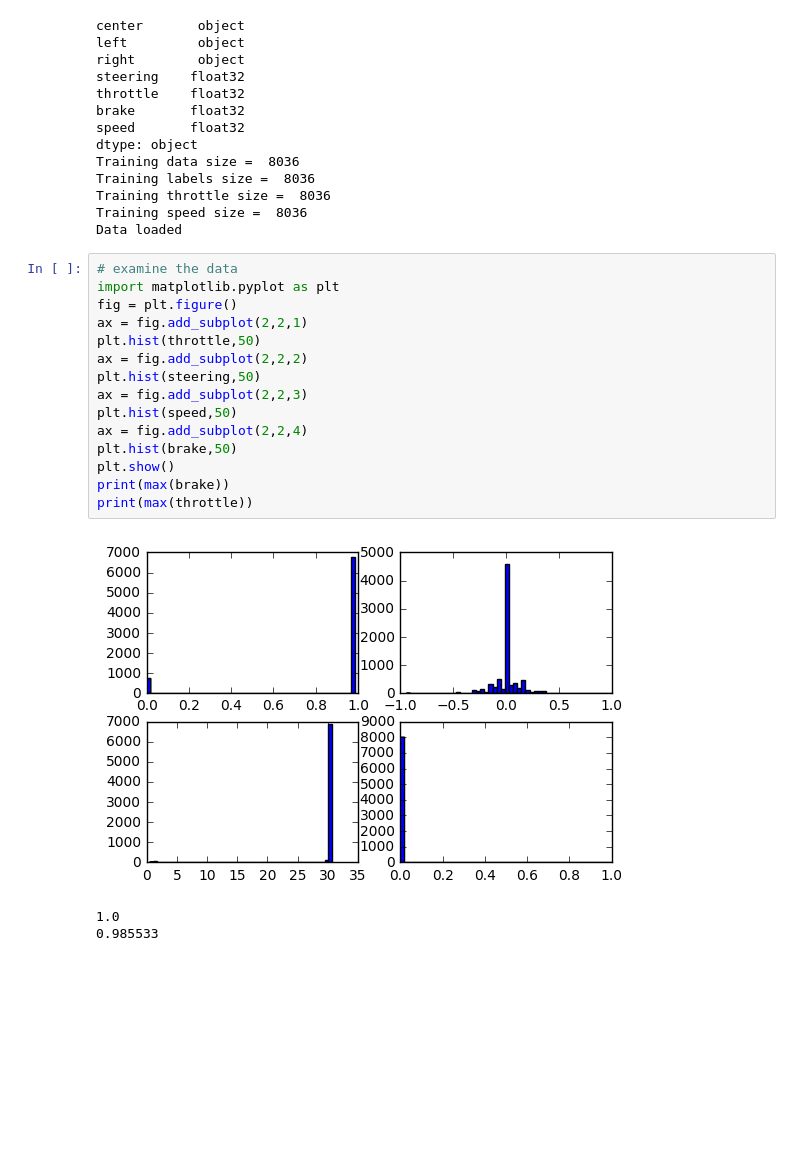
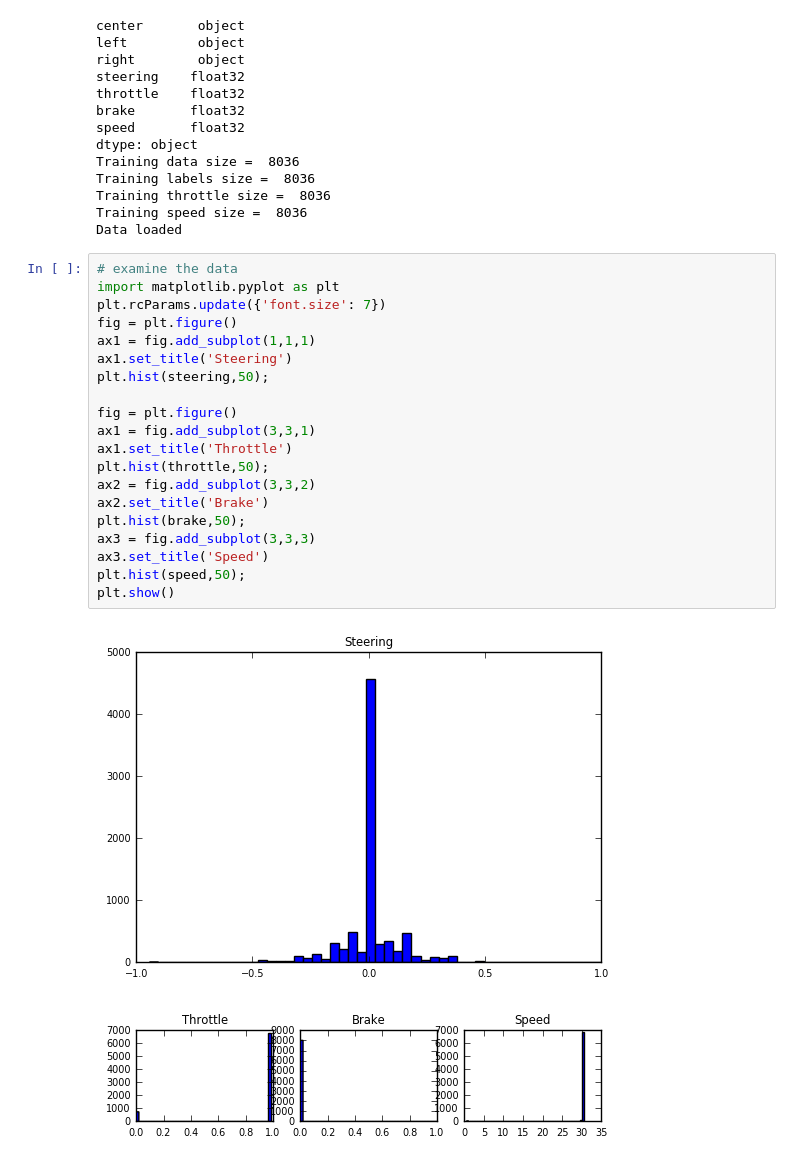
Before and after one commit to ganwy2016/Behaviour_Cloning, a Jupyter notebook: pre_proc_images.ipynb, the cells around one changed output. Drawn from its saved outputs; the diff is of its cells as text; blank space fills up the shorter version.

```diff
--- a/pre_proc_images.ipynb
+++ b/pre_proc_images.ipynb
@@ -54,19 +61,23 @@ Data loaded
 # %%
 # examine the data
 import matplotlib.pyplot as plt
+plt.rcParams.update({'font.size': 7})
 fig = plt.figure()
-ax = fig.add_subplot(2,2,1)
-plt.hist(throttle,50)
-ax = fig.add_subplot(2,2,2)
-plt.hist(steering,50)
-ax = fig.add_subplot(2,2,3)
-plt.hist(speed,50)
-ax = fig.add_subplot(2,2,4)
-plt.hist(brake,50)
+ax1 = fig.add_subplot(1,1,1)
+ax1.set_title('Steering')
+plt.hist(steering,50);
+
+fig = plt.figure()
+ax1 = fig.add_subplot(3,3,1)
+ax1.set_title('Throttle')
+plt.hist(throttle,50);
+ax2 = fig.add_subplot(3,3,2)
+ax2.set_title('Brake')
+plt.hist(brake,50);
+ax3 = fig.add_subplot(3,3,3)
+ax3.set_title('Speed')
+plt.hist(speed,50);
 plt.show()
-print(max(brake))
-print(max(throttle))
 # %% [output]
-[figure, old version]
+[figure, new version]
-1.0
-0.985533
+[figure, added]
```
Also changed, not shown: parts of 12 cells of this notebook, 1 other file.
